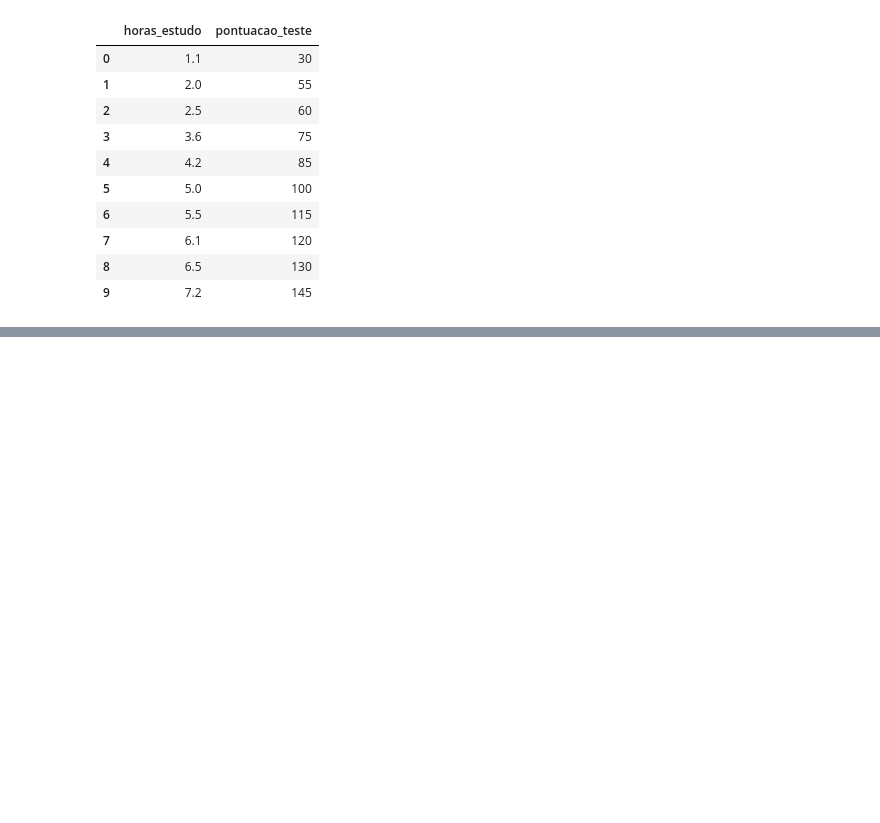
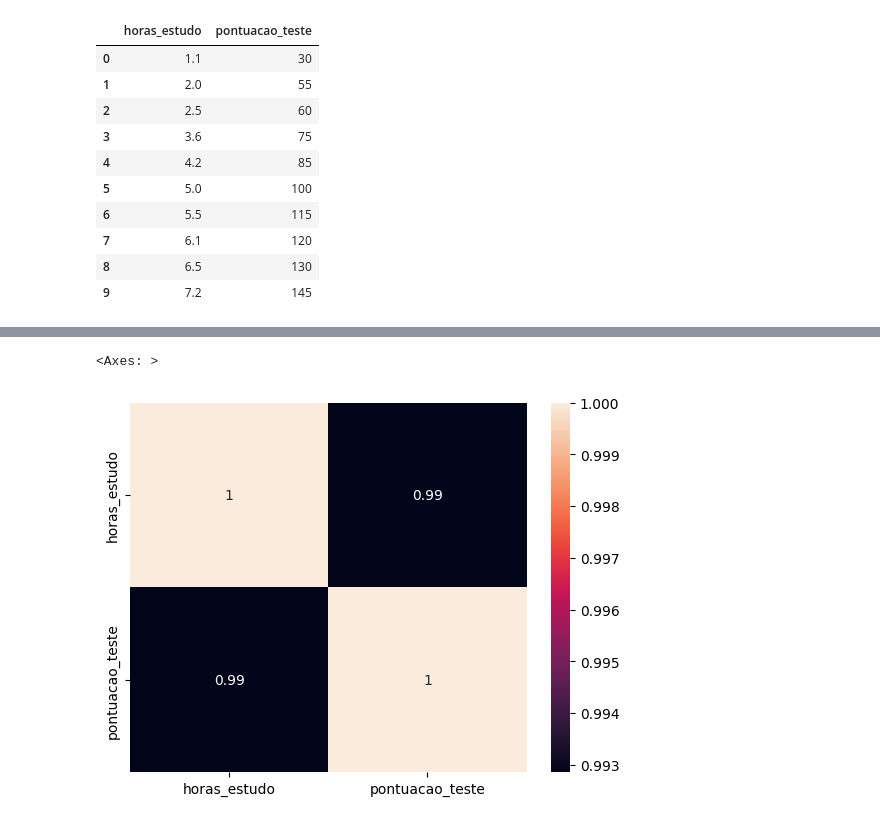
Before and after one commit to SeleneNoir/regressao_linear_simples, a Jupyter notebook: modelo_pontuacao.ipynb, the cells around one changed output, grey strips where cells are left out. Saved outputs shown, nothing was run; the diff lists cells and outputs as text; code cells hidden in the pictures; blank space fills up the shorter version.

```diff
--- a/modelo_pontuacao.ipynb
+++ b/modelo_pontuacao.ipynb
@@ -46,0 +99,6 @@ df_pontuacao.tail(10)
+# %%
+# Verificar correlação - Pearson
+sns.heatmap(df_pontuacao.corr('pearson'), annot=True)
+# %% [output]
+<Axes: >
+[figure, added]
```
Also changed, not shown: parts of 10 cells of this notebook.
